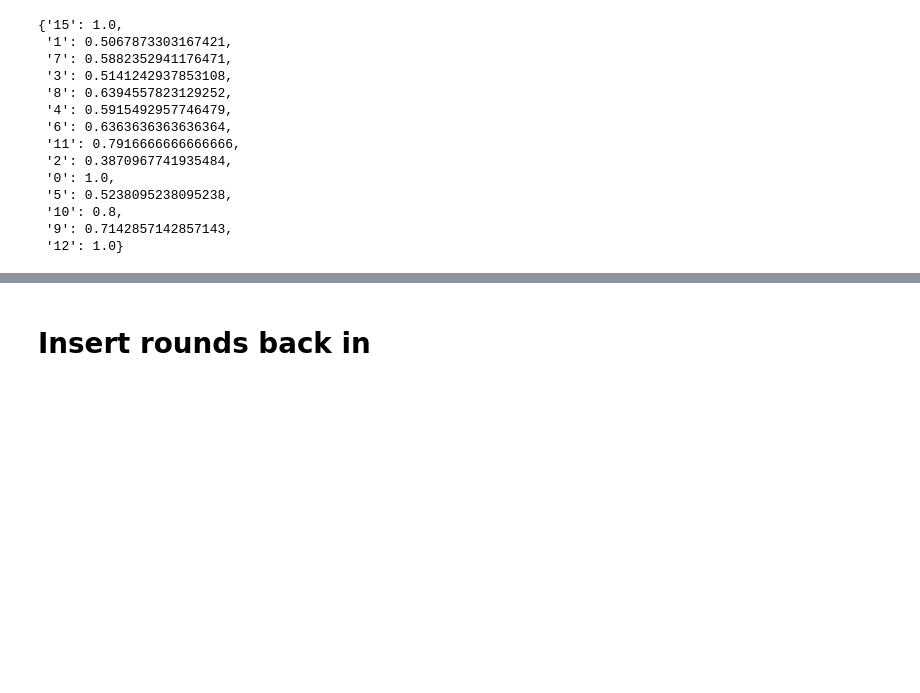
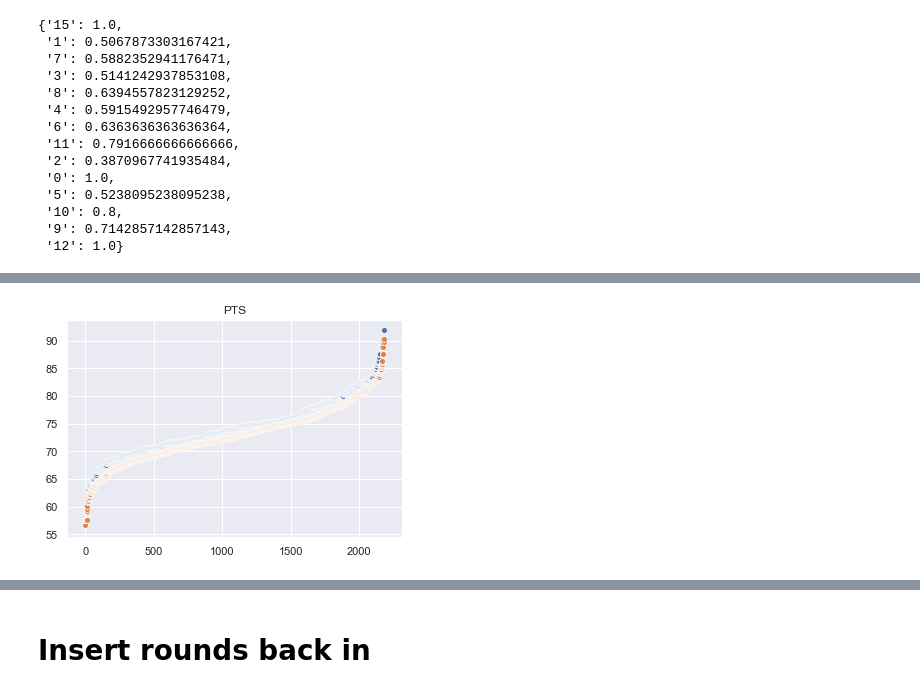
Before and after one commit to amazurek1/march_madness_predictions, a Jupyter notebook: Good_jupyter_notebooks/EDA.ipynb, the cells around one changed output, grey strips where cells are left out. Cells and saved outputs as stored; diff of their text form; code cells hidden in the pictures; blank space fills up the shorter version.

```diff
--- a/Good_jupyter_notebooks/EDA.ipynb
+++ b/Good_jupyter_notebooks/EDA.ipynb
@@ -332,0 +512,35 @@ possible_point_differences=[15,  1,  7,  3,  8,  4,  6, 11,  2,  0,  5, 10,  9,
+# %%
+def make_graph (df1,column):
+    wins=df1[(df1['win']==1)]
+    losses=df1[(df1['win']==0)]
+
+    wins = wins.sort_values(by =f'{column}' )
+    losses = losses.sort_values(by =f'{column}' )
+
+    wins = wins.sort_values(by =f'{column}')
+    wins = wins.sort_values(by =f'{column}')
+
+    i=0
+    index_=[]
+    for thing in wins[f'{column}']:
+        index_.append(i)
+        i+=1
+    wins['index_']=index_
+
+    i=0
+    index_1=[]
+    for thing in losses[f'{column}']:
+        index_1.append(i)
+        i+=1
+    losses['index_']=index_1
+
+
+
+    fig = plt.figure()
+    ax1 = fig.add_subplot(111)
+
+    ax1.scatter(list(wins['index_']),list(wins[f'{column}']), s=10, c='b', marker="s", label='first')
+    ax1.scatter(list(losses['index_']),list(losses[f'{column}']), s=10, c='r', marker="o", label='second')
+    plt.title(f'{column}')
+    plt.legend(loc=f'{column}');
+    plt.show()
@@ -332,0 +645,4 @@ possible_point_differences=[15,  1,  7,  3,  8,  4,  6, 11,  2,  0,  5, 10,  9,
+# %%
+make_graph (df1,'PTS')
+# %% [output]
+[figure, added]
```
Also changed, not shown: parts of 27 cells of this notebook, 3 other files.
